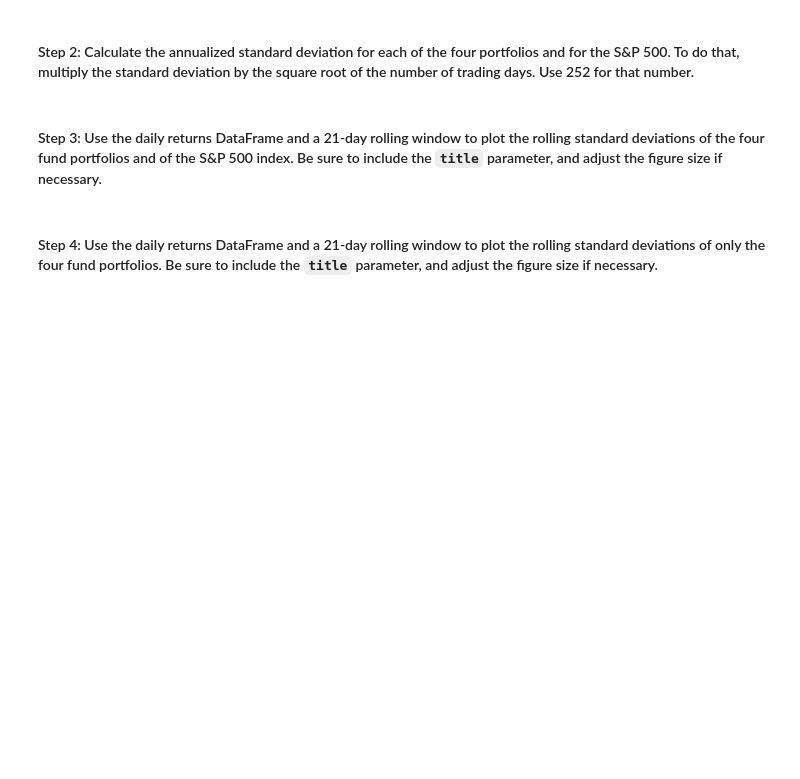
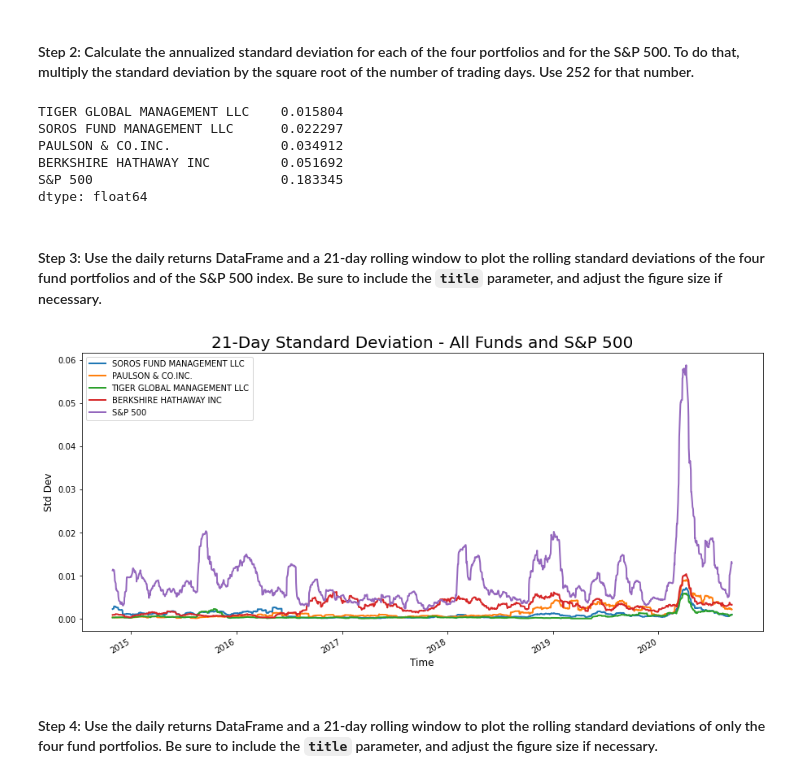
Before and after one commit to ipopester/Portfolio-Analysis, a Jupyter notebook: risk_return_analysis.ipynb, the cells around one changed output. Drawn from its saved outputs; the diff is of its cells as text; code cells hidden in the pictures; blank space fills up the shorter version.

```diff
--- a/risk_return_analysis.ipynb
+++ b/risk_return_analysis.ipynb
@@ -438,14 +438,43 @@ dtype: float64
 # %%
 # Calculate and sort the annualized standard deviation (252 trading days) of the 4 portfolios and the S&P 500
 # Review the annual standard deviations smallest to largest
-# YOUR CODE HERE
+stdev_annualized_all = stdev_all * np.sqrt(252)
+
+srs_stdev_annualized = srs_daily_returns.std() * np.sqrt(252)
+plsn_stdev_annualized = plsn_daily_returns.std() * np.sqrt(252)
+tgr_stdev_annualized = tgr_daily_returns.std() * np.sqrt(252)
+bh_stdev_annualized = bh_daily_returns.std() * np.sqrt(252)
+sp500_stdev_annualized = sp500_daily_returns.std() * np.sqrt(252)
+
+stdev_annualized_all.sort_values()
+# %% [output]
+TIGER GLOBAL MANAGEMENT LLC    0.015804
+SOROS FUND MANAGEMENT LLC      0.022297
+PAULSON & CO.INC.              0.034912
+BERKSHIRE HATHAWAY INC         0.051692
+S&P 500                        0.183345
+dtype: float64
 # %% [markdown]
 #### Step 3: Use the daily returns DataFrame and a 21-day rolling window to plot the rolling standard deviations of the four fund portfolios and of the S&P 500 index. Be sure to include the `title` parameter, and adjust the figure size if necessary.
 # %%
 # Using the daily returns DataFrame and a 21-day rolling window,
 # plot the rolling standard deviation of the 4 portfolios and the S&P 500
 # Include a title parameter and adjust the figure size
-# YOUR CODE HERE
+
+daily_returns_all.rolling(window=21).std().plot(
+    figsize=(15,7),
+    legend=True,
+    xlabel=None,
+)
+plt.title("21-Day Standard Deviation - All Funds and S&P 500", fontsize=20)
+plt.xlabel("Time", fontsize=12)
+plt.ylabel("Std Dev", fontsize=12)
+plt.xticks(fontsize=10)
+plt.yticks(fontsize=10)
+
+plt.show()
+# %% [output]
+[figure, added]
 # %% [markdown]
 #### Step 4: Use the daily returns DataFrame and a 21-day rolling window to plot the rolling standard deviations of only the four fund portfolios. Be sure to include the `title` parameter, and adjust the figure size if necessary.
 # %%
```
Also changed, not shown: parts of 6 cells of this notebook.
